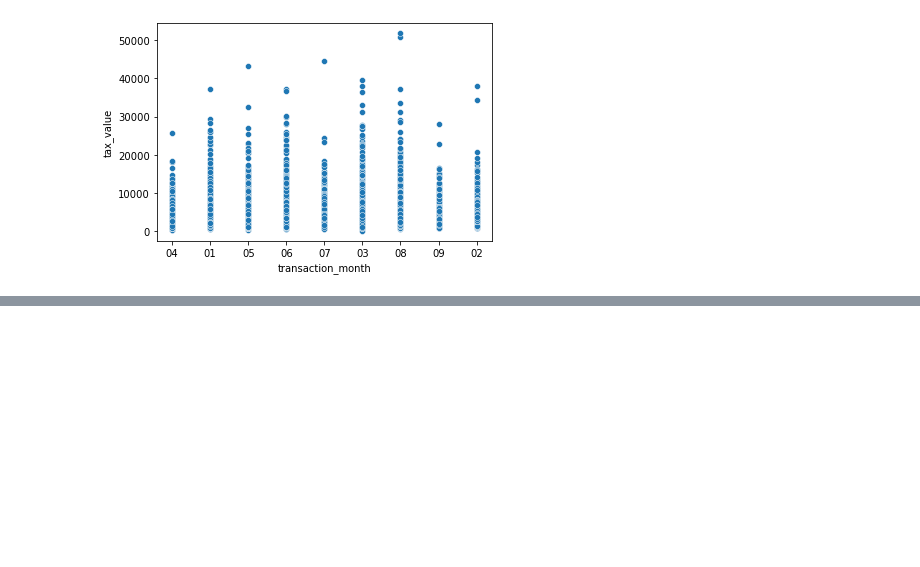
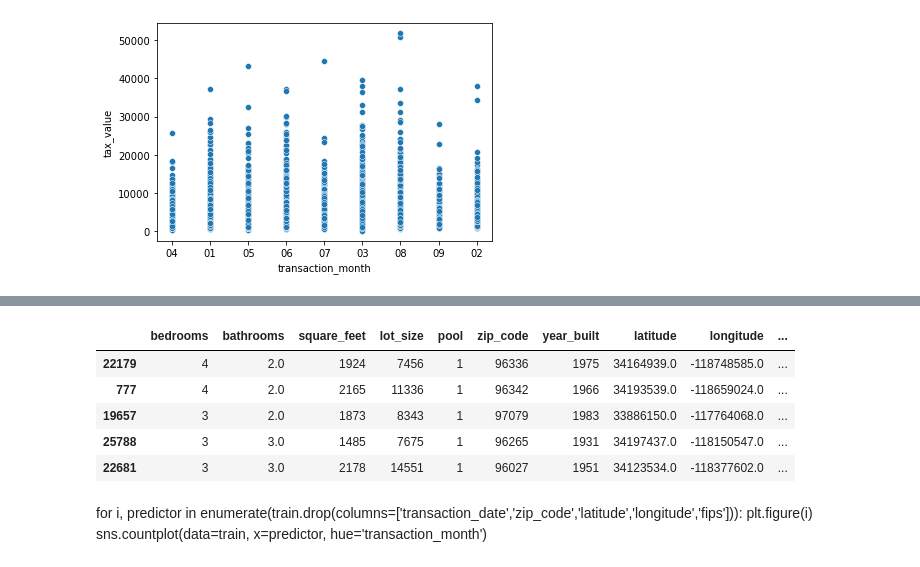
Before and after one commit to raycerna/zillow-regression-project, a Jupyter notebook: explore.ipynb, the cells around one changed output, grey strips where cells are left out. Saved outputs shown, nothing was run; the diff lists cells and outputs as text; code cells hidden in the pictures; blank space fills up the shorter version.

```diff
--- a/explore.ipynb
+++ b/explore.ipynb
@@ -43,0 +149,13 @@ sns.scatterplot(x=train.transaction_month, y=train.tax_value)
+# %%
+train.head()
+# %% [output]
+|  | bedrooms | bathrooms | square_feet | lot_size | pool | zip_code | year_built | latitude | longitude | ... |
+| 22179 | 4 | 2.0 | 1924 | 7456 | 1 | 96336 | 1975 | 34164939.0 | -118748585.0 | ... |
+| 777 | 4 | 2.0 | 2165 | 11336 | 1 | 96342 | 1966 | 34193539.0 | -118659024.0 | ... |
+| 19657 | 3 | 2.0 | 1873 | 8343 | 1 | 97079 | 1983 | 33886150.0 | -117764068.0 | ... |
+| 25788 | 3 | 3.0 | 1485 | 7675 | 1 | 96265 | 1931 | 34197437.0 | -118150547.0 | ... |
+| 22681 | 3 | 3.0 | 2178 | 14551 | 1 | 96027 | 1951 | 34123534.0 | -118377602.0 | ... |
+# %% [markdown]
+for i, predictor in enumerate(train.drop(columns=['transaction_date','zip_code','latitude','longitude','fips'])):
+    plt.figure(i)
+    sns.countplot(data=train, x=predictor, hue='transaction_month')
```
Also changed, not shown: parts of 15 cells of this notebook.
